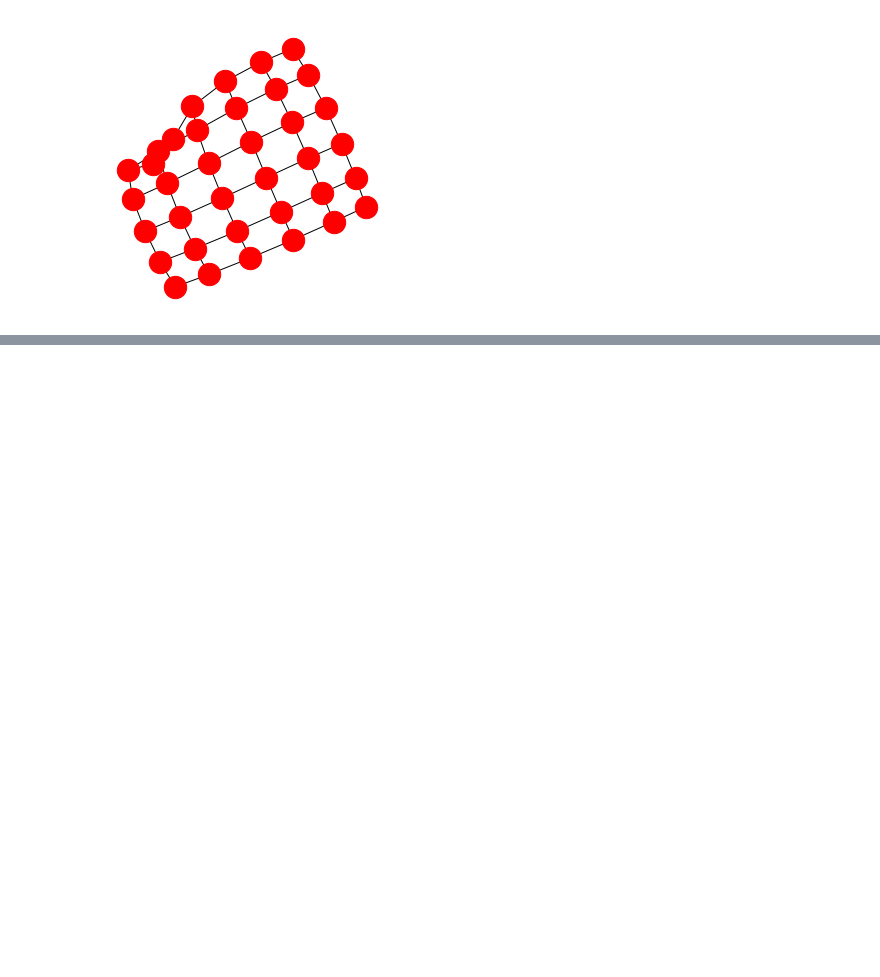
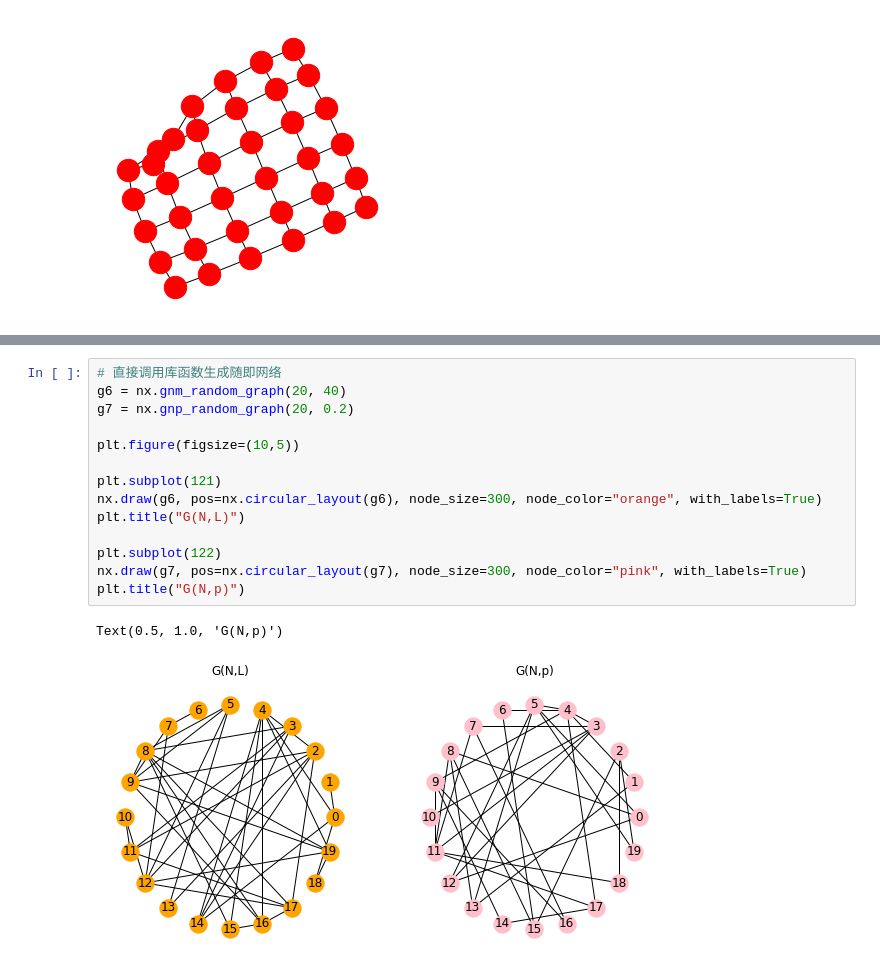
Before and after one commit to zhouhuaian/complex_network_learning, a Jupyter notebook: code/lesson3.ipynb, the cells around one changed output, grey strips where cells are left out. Cells and saved outputs as stored; diff of their text form; blank space fills up the shorter version.

```diff
--- a/code/lesson3.ipynb
+++ b/code/lesson3.ipynb
@@ -40,0 +84,17 @@ nx.draw(g5, node_size=500, node_color="red", with_labels=False)
+# %%
+# 直接调用库函数生成随即网络
+g6 = nx.gnm_random_graph(20, 40)
+g7 = nx.gnp_random_graph(20, 0.2)
+
+plt.figure(figsize=(10,5))
+
+plt.subplot(121)
+nx.draw(g6, pos=nx.circular_layout(g6), node_size=300, node_color="orange", with_labels=True)
+plt.title("G(N,L)")
+
+plt.subplot(122)
+nx.draw(g7, pos=nx.circular_layout(g7), node_size=300, node_color="pink", with_labels=True)
+plt.title("G(N,p)")
+# %% [output]
+Text(0.5, 1.0, 'G(N,p)')
+[figure, added]
```
Also changed, not shown: parts of 3 cells of this notebook.
